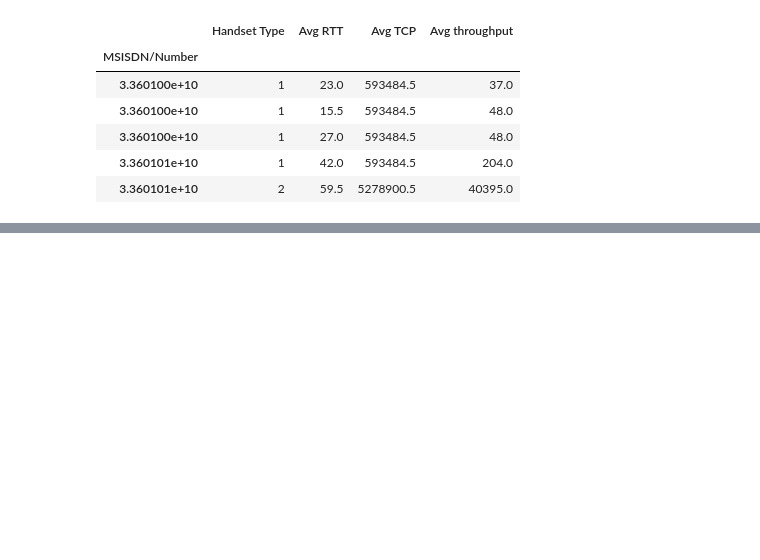
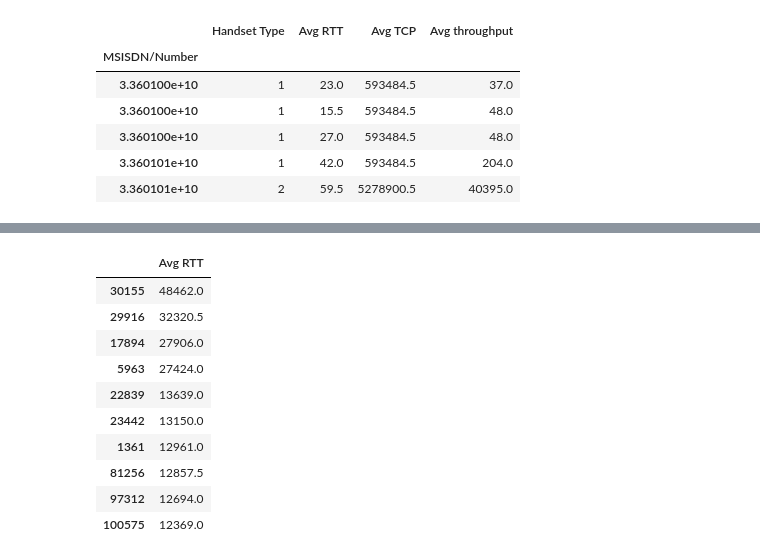
Before and after one commit to nebasam/Telecom_Data_Analysis, a Jupyter notebook: notebooks/TelecomDataAnalysis.ipynb, the cells around one changed output, grey strips where cells are left out. Saved outputs shown, nothing was run; the diff lists cells and outputs as text; code cells hidden in the pictures; blank space fills up the shorter version.

```diff
--- a/notebooks/TelecomDataAnalysis.ipynb
+++ b/notebooks/TelecomDataAnalysis.ipynb
@@ -909,0 +945,15 @@ experience_agg.head(5)
+# %%
+Top_ten =sort_value(experience_parameters,col1='Avg RTT').head(10)
+Top_ten
+# %% [output]
+|  | Avg RTT |
+| 30155 | 48462.0 |
+| 29916 | 32320.5 |
+| 17894 | 27906.0 |
+| 5963 | 27424.0 |
+| 22839 | 13639.0 |
+| 23442 | 13150.0 |
+| 1361 | 12961.0 |
+| 81256 | 12857.5 |
+| 97312 | 12694.0 |
+| 100575 | 12369.0 |
```
Also changed, not shown: parts of 8 cells of this notebook.
